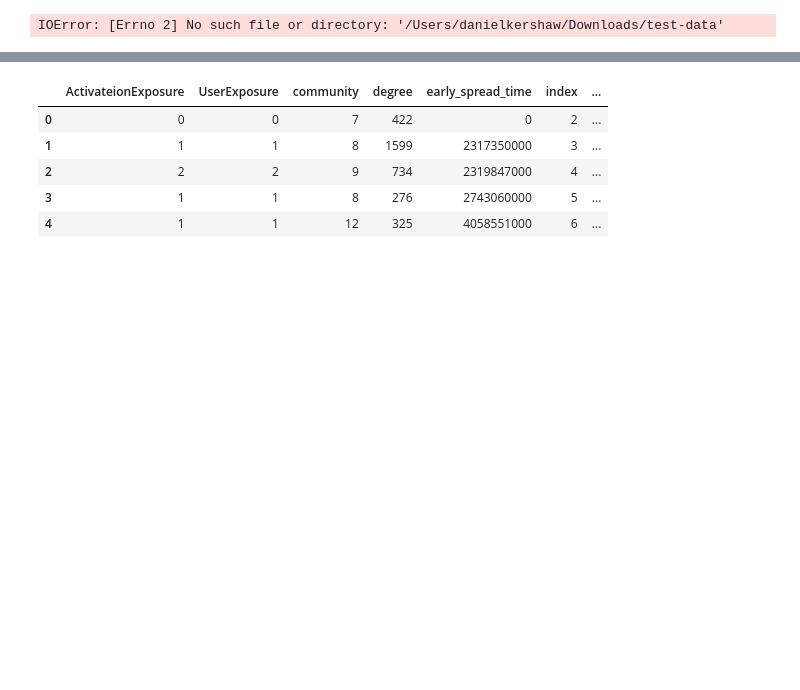
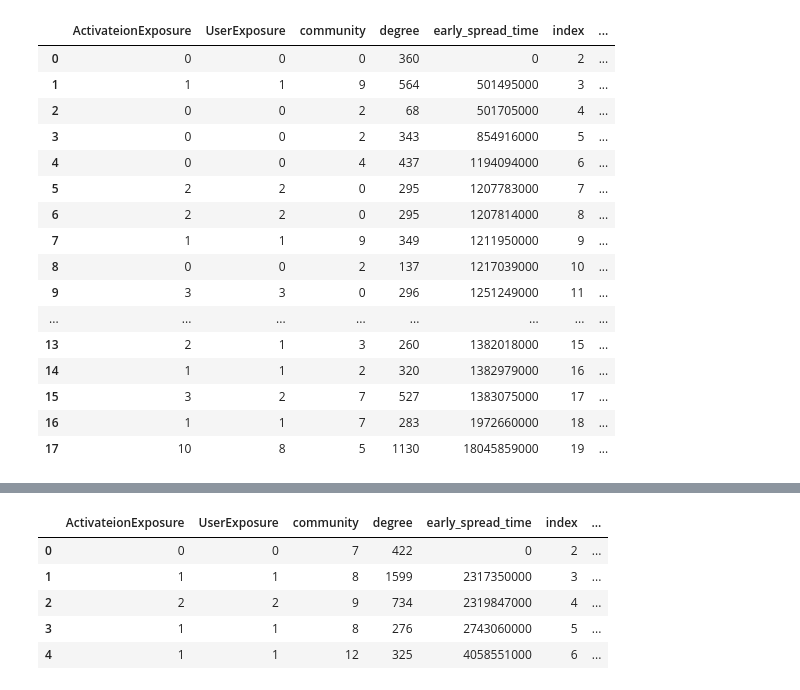
Before and after one commit to danjamker/DiffusionSimulation, a Jupyter notebook: notebook/Untitled.ipynb, the cells around one changed output, grey strips where cells are left out. Drawn from its saved outputs; the diff is of its cells as text; code cells hidden in the pictures; blank space fills up the shorter version.

```diff
--- a/notebook/Untitled.ipynb
+++ b/notebook/Untitled.ipynb
@@ -12,11 +12,33 @@ from pandas.tools.plotting import scatter_matrix
 # %%
 import json
 from pprint import pprint
 
-with open('/Users/danielkershaw/Downloads/test-data') as data_file:
-    data = json.load(data_file)
+with open('/Users/danielkershaw/PycharmProjects/DiffusionSimulation/data/twitter-geo-test') as data_file:
+    for l in data_file:
+        data = json.loads(l)
 
-df = pd.read_json(data["raw"]).sort_index()
-# df['time'] = df['time']
+df = pd.read_json(data["raw"])
+import datetime
+def dt(X):
+    return datetime.datetime.fromtimestamp(float(X / 1000))
+df['time'] = df['time'].apply(dt)
+df = df.sort(["time"])
+df
 # %% [output]
-IOError: [Errno 2] No such file or directory: '/Users/danielkershaw/Downloads/test-data'
+|  | ActivateionExposure | UserExposure | community | degree | early_spread_time | index | ... |
+| 0 | 0 | 0 | 0 | 360 | 0 | 2 | ... |
+| 1 | 1 | 1 | 9 | 564 | 501495000 | 3 | ... |
+| 2 | 0 | 0 | 2 | 68 | 501705000 | 4 | ... |
+| 3 | 0 | 0 | 2 | 343 | 854916000 | 5 | ... |
+| 4 | 0 | 0 | 4 | 437 | 1194094000 | 6 | ... |
+| 5 | 2 | 2 | 0 | 295 | 1207783000 | 7 | ... |
+| 6 | 2 | 2 | 0 | 295 | 1207814000 | 8 | ... |
+| 7 | 1 | 1 | 9 | 349 | 1211950000 | 9 | ... |
+| 8 | 0 | 0 | 2 | 137 | 1217039000 | 10 | ... |
+| 9 | 3 | 3 | 0 | 296 | 1251249000 | 11 | ... |
+| ... | ... | ... | ... | ... | ... | ... | ... |
+| 13 | 2 | 1 | 3 | 260 | 1382018000 | 15 | ... |
+| 14 | 1 | 1 | 2 | 320 | 1382979000 | 16 | ... |
+| 15 | 3 | 2 | 7 | 527 | 1383075000 | 17 | ... |
+| 16 | 1 | 1 | 7 | 283 | 1972660000 | 18 | ... |
+| 17 | 10 | 8 | 5 | 1130 | 18045859000 | 19 | ... |
```
Also changed, not shown: parts of 2 cells of this notebook, 2 other files.
